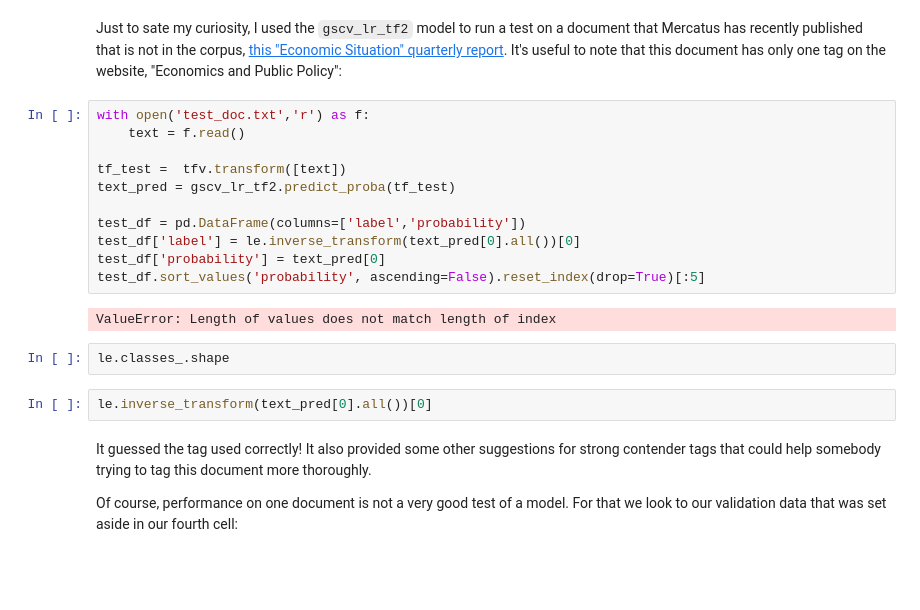
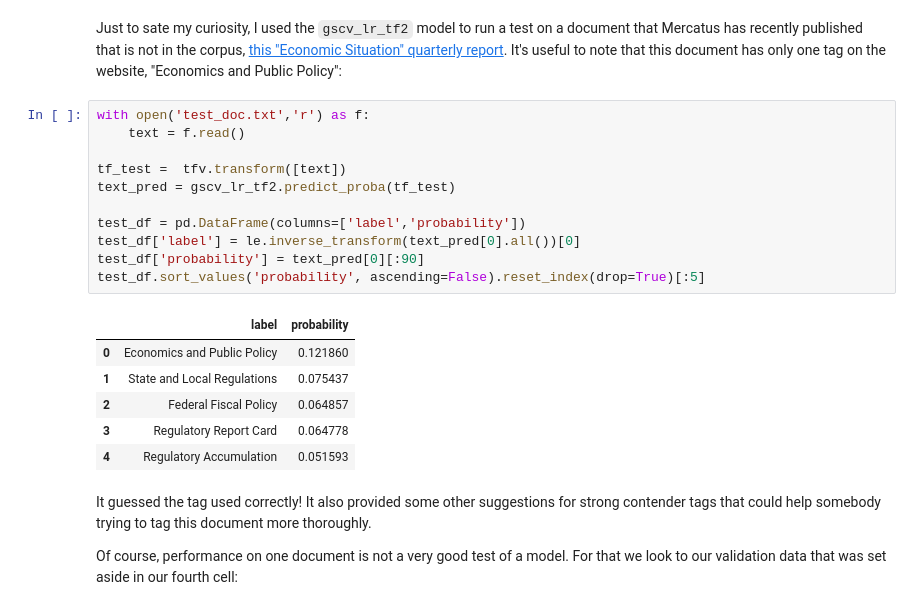
Before and after one commit to DanielWFrancis/springboard, a Jupyter notebook: Capstone Project.ipynb, the cells around one changed output. Saved outputs shown, nothing was run; the diff lists cells and outputs as text; blank space fills up the shorter version.

```diff
--- a/Capstone Project.ipynb
+++ b/Capstone Project.ipynb
@@ -561,20 +561,21 @@ Just to sate my curiosity, I used the `gscv_lr_tf2` model to run a test on a doc
 # %%
 with open('test_doc.txt','r') as f:
     text = f.read()
 
 tf_test =  tfv.transform([text])
 text_pred = gscv_lr_tf2.predict_proba(tf_test)
 
 test_df = pd.DataFrame(columns=['label','probability'])
 test_df['label'] = le.inverse_transform(text_pred[0].all())[0]
-test_df['probability'] = text_pred[0]
+test_df['probability'] = text_pred[0][:90]
 test_df.sort_values('probability', ascending=False).reset_index(drop=True)[:5]
 # %% [output]
-ValueError: Length of values does not match length of index
+|  | label | probability |
+| 0 | Economics and Public Policy | 0.121860 |
+| 1 | State and Local Regulations | 0.075437 |
+| 2 | Federal Fiscal Policy | 0.064857 |
+| 3 | Regulatory Report Card | 0.064778 |
+| 4 | Regulatory Accumulation | 0.051593 |
-# %%
-le.classes_.shape
-# %%
-le.inverse_transform(text_pred[0].all())[0]
 # %% [markdown]
 It guessed the tag used correctly! It also provided some other suggestions for strong contender tags that could help somebody trying to tag this document more thoroughly.
 
```
Also changed, not shown: parts of 3 cells of this notebook.
